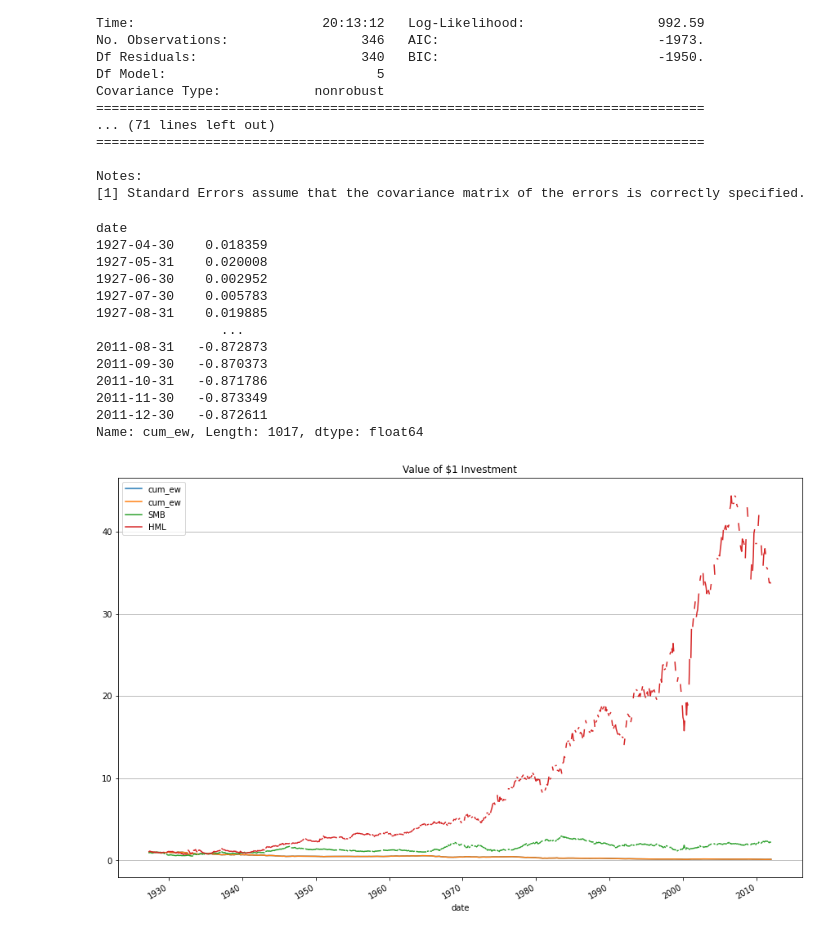
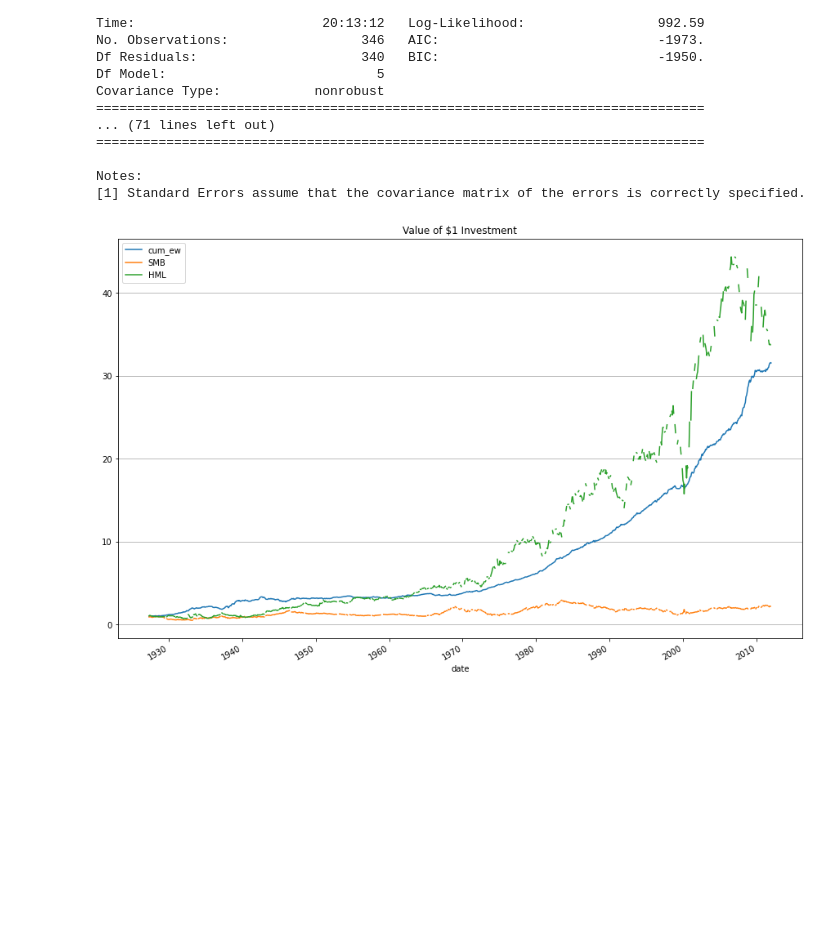
Before and after one commit to ptakchun/FINA4359-Project, a Jupyter notebook: table3.ipynb, the cells around one changed output. Saved outputs shown, nothing was run; the diff lists cells and outputs as text; code cells hidden in the pictures; blank space fills up the shorter version.

```diff
--- a/table3.ipynb
+++ b/table3.ipynb
@@ -128,8 +119,10 @@ False
 # %%
-crsp_div_df['div_yr']=np.where(crsp_div_df['freq']=='6',True,False )
-crsp_div_df['div_semi_annual']=np.where(crsp_div_df['freq']=='4',True,False)
-crsp_div_df['div_quarterly']=np.where(crsp_div_df['freq']=='3',True,False)
-crsp_div_df['div_unknown']=np.where(crsp_div_df['freq']=='0',True,False )
-crsp_div_df['div_monthly']=np.where(crsp_div_df['freq']=='2',True,False )
+crsp_div_df['div_yr']= crsp_div_df['freq']=='6'
+crsp_div_df['div_semi_annual']= crsp_div_df['freq']=='4'
+crsp_div_df['div_quarterly']= crsp_div_df['freq']=='3'
+crsp_div_df['div_unknown']= crsp_div_df['freq']=='0'
+crsp_div_df['div_monthly']= crsp_div_df['freq']=='2'
+
 crsp_temp=crsp_div_df
+crsp_temp['freq_2'] = crsp_temp['freq'].groupby(by=['CUSIP']).fillna(method='ffill', limit=11)
 # %%
@@ -176,8 +173,12 @@ crsp_temp
 # %%
 # Strategies 1: Long predicted dividend and short all other companies
-crsp_temp['long_stocks'] = (crsp_temp['lag_u_3'] ==True) | (crsp_temp['lag_u_6'] ==True) | ( crsp_temp['lag_u_9'] ==True ) | (crsp_temp['lag_u_12'] ==True ) | ( crsp_temp['lag_quarterly'] ==True ) | (crsp_temp['lag_semi_annual_six'] ==True ) | (crsp_temp['lag_semi_annual_twl'] ==True) |(crsp_temp['lag_div_yr'] ==True)
+crsp_temp['long_stocks'] = (crsp_temp['lag_u_3'] | crsp_temp['lag_u_6'] | crsp_temp['lag_u_9'] | crsp_temp['lag_u_12'] | crsp_temp['lag_quarterly'] | crsp_temp['lag_semi_annual_six'] | crsp_temp['lag_semi_annual_twl'] | crsp_temp['lag_div_yr']) & (crsp_temp['PRC_t-1'] >=5)
 
-crsp_temp['short_stocks'] = np.where(crsp_temp['long_stocks']==False,True,False)
+crsp_temp.RET = crsp_temp.RET.apply(lambda x: x if str(x)[-1].isdigit() else np.nan)
+crsp_temp['RET'] = crsp_temp['RET'].astype('float64')
+crsp_temp
+# crsp_temp['short_stocks'] = np.where(crsp_temp['long_stocks']==False,True,False)
+crsp_temp['short_stocks'] = (crsp_temp['freq_2'] < '6') & (crsp_temp['long_stocks'] == False) & (crsp_temp['PRC_t-1'] >=5)
 
 # Strategies 2: Long predicted dividend and short all other dividend payers companies
 # crsp_temp['short_stocks'] = (crsp_temp['lag_u_1'] ==True) | (crsp_temp['lag_u_2'] ==True) | ( crsp_temp['lag_u_4'] ==True ) | (crsp_temp['lag_u_5'] ==True ) | ( crsp_temp['lag_u_8'] ==True ) | (crsp_temp['lag_u_10'] ==True ) | (crsp_temp['lag_u_11'] ==True )| (crsp_div_df['lag_month']==True)
@@ -552,35 +560,22 @@ Notes:
 # %%
 # Figure 1
 portfolios = pd.DataFrame()
-portfolios['cum_ew'] = (longshortport_eq['longshort_eq'] + 1).cumprod() - 1
-print(portfolios['cum_ew'])
-portfolios['cum_vw'] = (longshortport_vw['longshort_vw'] + 1).cumprod() - 1
-portfolios['SMB']= (ff4['smb']+ 1).cumprod() - 1
-portfolios['HML']= (ff4['hml']+ 1).cumprod() - 1
+portfolios['cum_ew'] = (longshortport_eq['longshort_eq'] + 1).cumprod()
+# print(portfolios['cum_ew'])
+portfolios['cum_vw'] = (longshortport_vw['longshort_vw'] + 1).cumprod()
+portfolios['SMB']= (ff4['smb']+ 1).cumprod()
+portfolios['HML']= (ff4['hml']+ 1).cumprod()
 portfolios=portfolios.reset_index()
 portfolios
 # Within-companies Predicted Dividend Portfolio
 (
     portfolios
     .assign(date=pd.to_datetime(portfolios['date']))
-    .assign(cum_ew=portfolios['cum_ew']+1)
-    .assign(cum_vw=portfolios['cum_vw']+1)
-    .assign(SMB=portfolios['SMB']+1)
-    .assign(HML=portfolios['HML']+1)
-    .plot(x='date', y=['cum_ew', 'cum_ew','SMB','HML'],figsize=(15,10),title='Value of $1 Investment').grid(axis='y')
+    .assign(cum_ew=portfolios['cum_ew'])
+    # .assign(cum_vw=portfolios['cum_vw'])
+    .assign(SMB=portfolios['SMB'])
+    .assign(HML=portfolios['HML'])
+    .plot(x='date', y=['cum_ew','SMB','HML'],figsize=(15,10),title='Value of $1 Investment').grid(axis='y')
 )
 # %% [output]
-date
-1927-04-30    0.018359
-1927-05-31    0.020008
-1927-06-30    0.002952
-1927-07-30    0.005783
-1927-08-31    0.019885
-                ...
-2011-08-31   -0.872873
-2011-09-30   -0.870373
-2011-10-31   -0.871786
-2011-11-30   -0.873349
-2011-12-30   -0.872611
-Name: cum_ew, Length: 1017, dtype: float64
-[figure, old version]
+[figure, new version]
```
Also changed, not shown: parts of 8 cells of this notebook.
